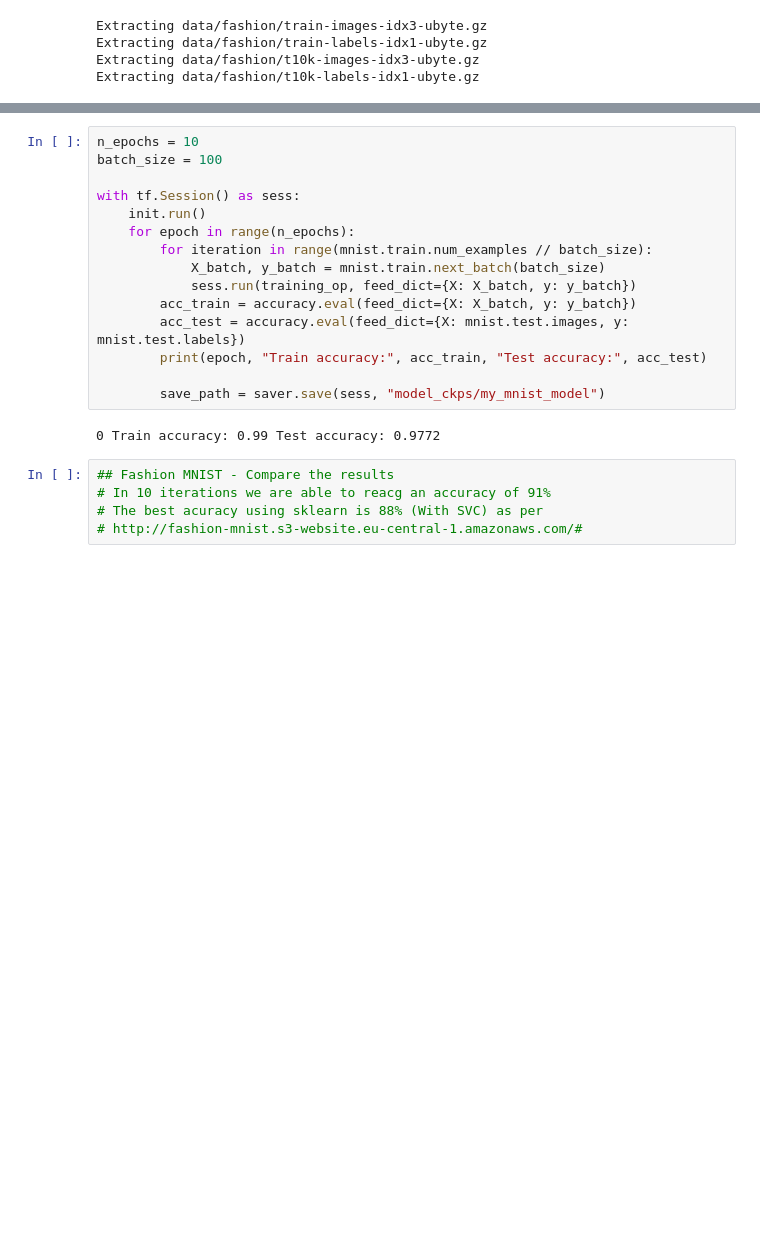
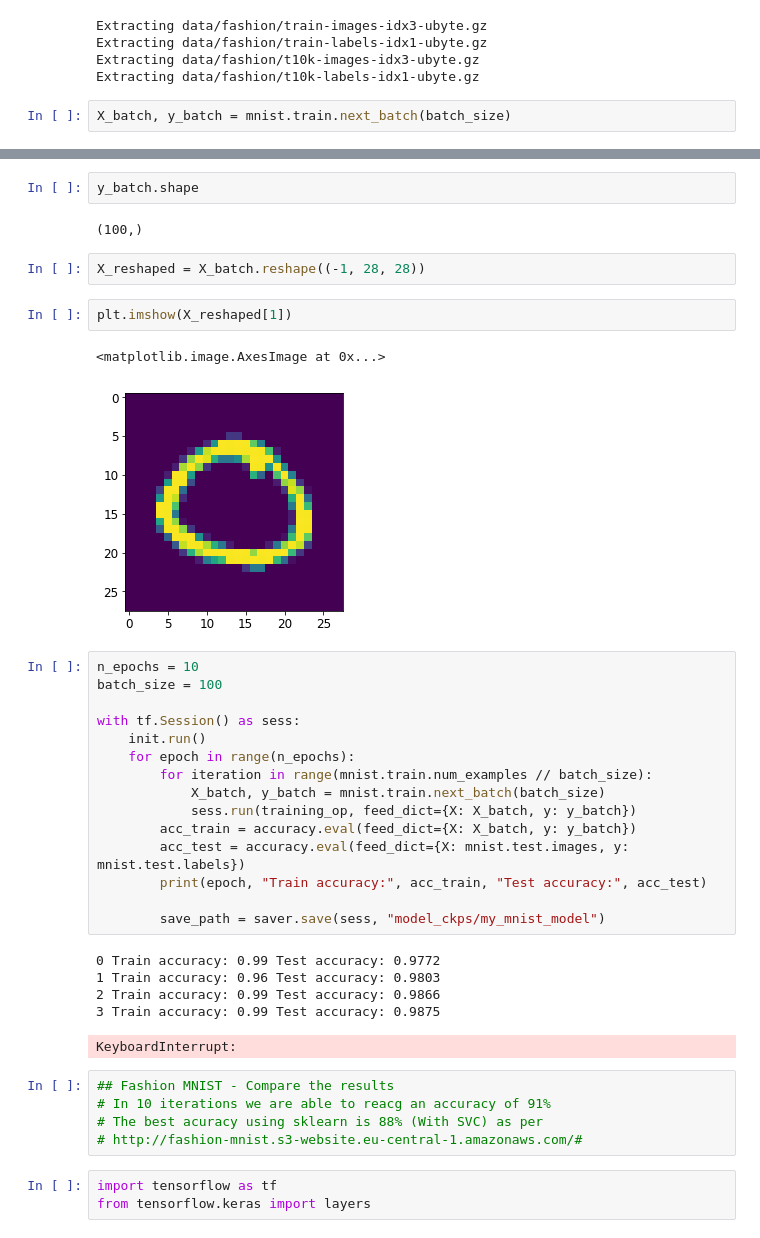
Before and after one commit to cloudxlab/ml, a Jupyter notebook: deep_learning/convolutional_neural_networks.ipynb, the cells around one changed output, grey strips where cells are left out. Saved outputs shown, nothing was run; the diff lists cells and outputs as text; blank space fills up the shorter version.

```diff
--- a/deep_learning/convolutional_neural_networks.ipynb
+++ b/deep_learning/convolutional_neural_networks.ipynb
@@ -579,3 +588,5 @@ Extracting data/fashion/train-images-idx3-ubyte.gz
 Extracting data/fashion/train-labels-idx1-ubyte.gz
 Extracting data/fashion/t10k-images-idx3-ubyte.gz
 Extracting data/fashion/t10k-labels-idx1-ubyte.gz
+# %%
+X_batch, y_batch = mnist.train.next_batch(batch_size)
@@ -582,3 +605,14 @@ Extracting data/fashion/t10k-labels-idx1-ubyte.gz
+# %%
+y_batch.shape
+# %% [output]
+(100,)
+# %%
+X_reshaped = X_batch.reshape((-1, 28, 28))
+# %%
+plt.imshow(X_reshaped[1])
+# %% [output]
+<matplotlib.image.AxesImage at 0x...>
+[figure, added]
 # %%
 n_epochs = 10
 batch_size = 100
@@ -596,8 +630,15 @@ with tf.Session() as sess:
         save_path = saver.save(sess, "model_ckps/my_mnist_model")
 # %% [output]
 0 Train accuracy: 0.99 Test accuracy: 0.9772
+1 Train accuracy: 0.96 Test accuracy: 0.9803
+2 Train accuracy: 0.99 Test accuracy: 0.9866
+3 Train accuracy: 0.99 Test accuracy: 0.9875
+KeyboardInterrupt:
 # %%
 ## Fashion MNIST - Compare the results
 # In 10 iterations we are able to reacg an accuracy of 91%
 # The best acuracy using sklearn is 88% (With SVC) as per
 # http://fashion-mnist.s3-website.eu-central-1.amazonaws.com/#
+# %%
+import tensorflow as tf
+from tensorflow.keras import layers
```
Also changed, not shown: parts of 14 cells of this notebook.
